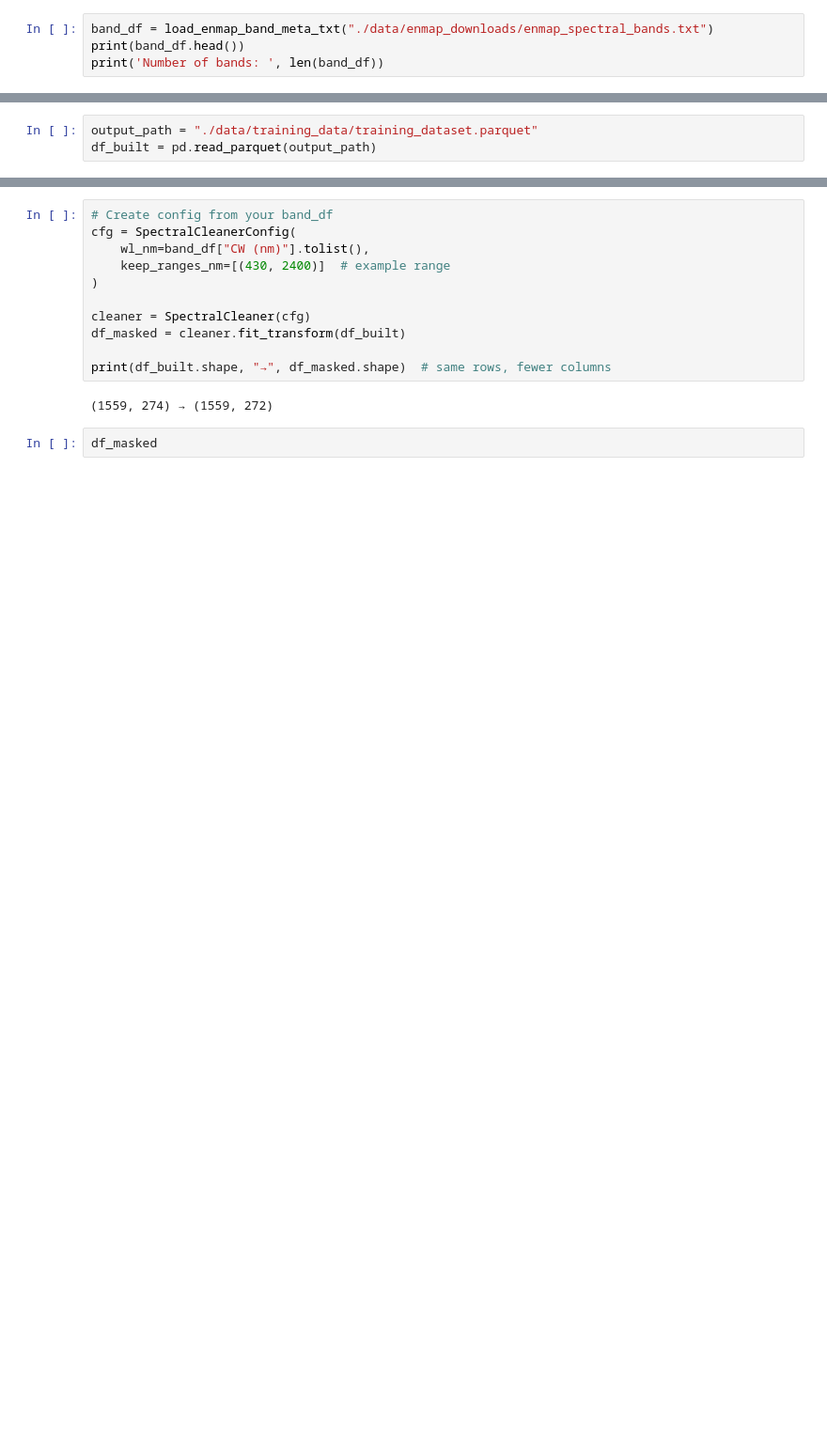
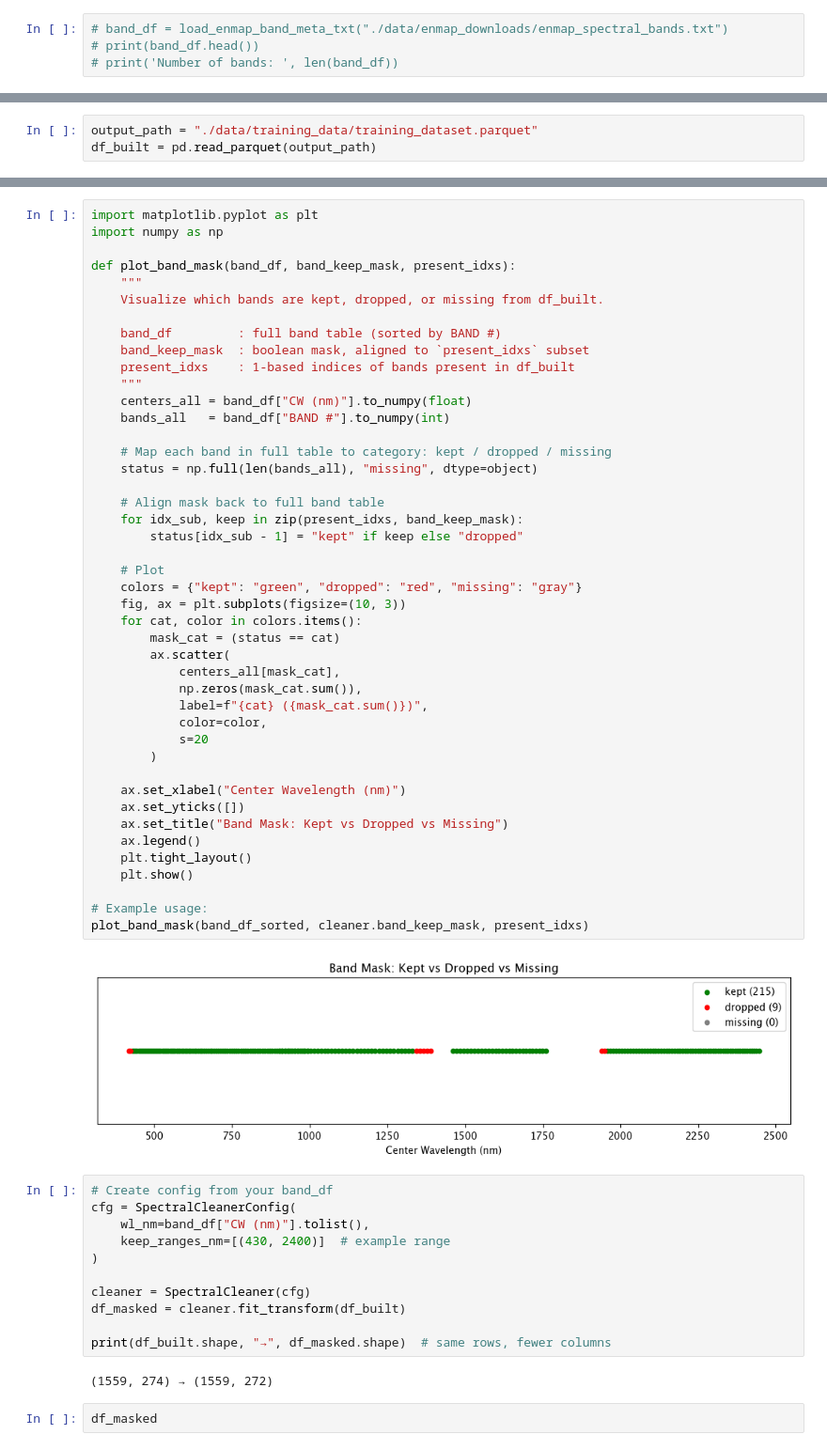
Before and after one commit to dangause/rs-hsi-botany, a Jupyter notebook: notebooks/pipeline/6_spectral_cleaning.ipynb, the cells around one changed output, grey strips where cells are left out. Shown: that part at 94% size. Cells and saved outputs as stored; diff of their text form; blank space fills up the shorter version.

```diff
--- a/notebooks/pipeline/6_spectral_cleaning.ipynb
+++ b/notebooks/pipeline/6_spectral_cleaning.ipynb
@@ -10,6 +111,6 @@ import json
 import numpy as np
 import pandas as pd
 # %%
-band_df = load_enmap_band_meta_txt("./data/enmap_downloads/enmap_spectral_bands.txt")
-print(band_df.head())
-print('Number of bands: ', len(band_df))
+# band_df = load_enmap_band_meta_txt("./data/enmap_downloads/enmap_spectral_bands.txt")
+# print(band_df.head())
+# print('Number of bands: ', len(band_df))
@@ -75,3 +169,49 @@ ModuleNotFoundError: No module named 'hrs_botany'
+# %%
+import matplotlib.pyplot as plt
+import numpy as np
+
+def plot_band_mask(band_df, band_keep_mask, present_idxs):
+    """
+    Visualize which bands are kept, dropped, or missing from df_built.
+
+    band_df         : full band table (sorted by BAND #)
+    band_keep_mask  : boolean mask, aligned to `present_idxs` subset
+    present_idxs    : 1-based indices of bands present in df_built
+    """
+    centers_all = band_df["CW (nm)"].to_numpy(float)
+    bands_all   = band_df["BAND #"].to_numpy(int)
+
+    # Map each band in full table to category: kept / dropped / missing
+    status = np.full(len(bands_all), "missing", dtype=object)
+
+    # Align mask back to full band table
+    for idx_sub, keep in zip(present_idxs, band_keep_mask):
+        status[idx_sub - 1] = "kept" if keep else "dropped"
+
+    # Plot
+    colors = {"kept": "green", "dropped": "red", "missing": "gray"}
+    fig, ax = plt.subplots(figsize=(10, 3))
+    for cat, color in colors.items():
+        mask_cat = (status == cat)
+        ax.scatter(
+            centers_all[mask_cat],
+            np.zeros(mask_cat.sum()),
+            label=f"{cat} ({mask_cat.sum()})",
+            color=color,
+            s=20
+        )
+
+    ax.set_xlabel("Center Wavelength (nm)")
+    ax.set_yticks([])
+    ax.set_title("Band Mask: Kept vs Dropped vs Missing")
+    ax.legend()
+    plt.tight_layout()
+    plt.show()
+
+# Example usage:
+plot_band_mask(band_df_sorted, cleaner.band_keep_mask, present_idxs)
+# %% [output]
+[figure, added]
 # %%
 # Create config from your band_df
 cfg = SpectralCleanerConfig(
```
Also changed, not shown: parts of 6 cells of this notebook, 2 other files.
